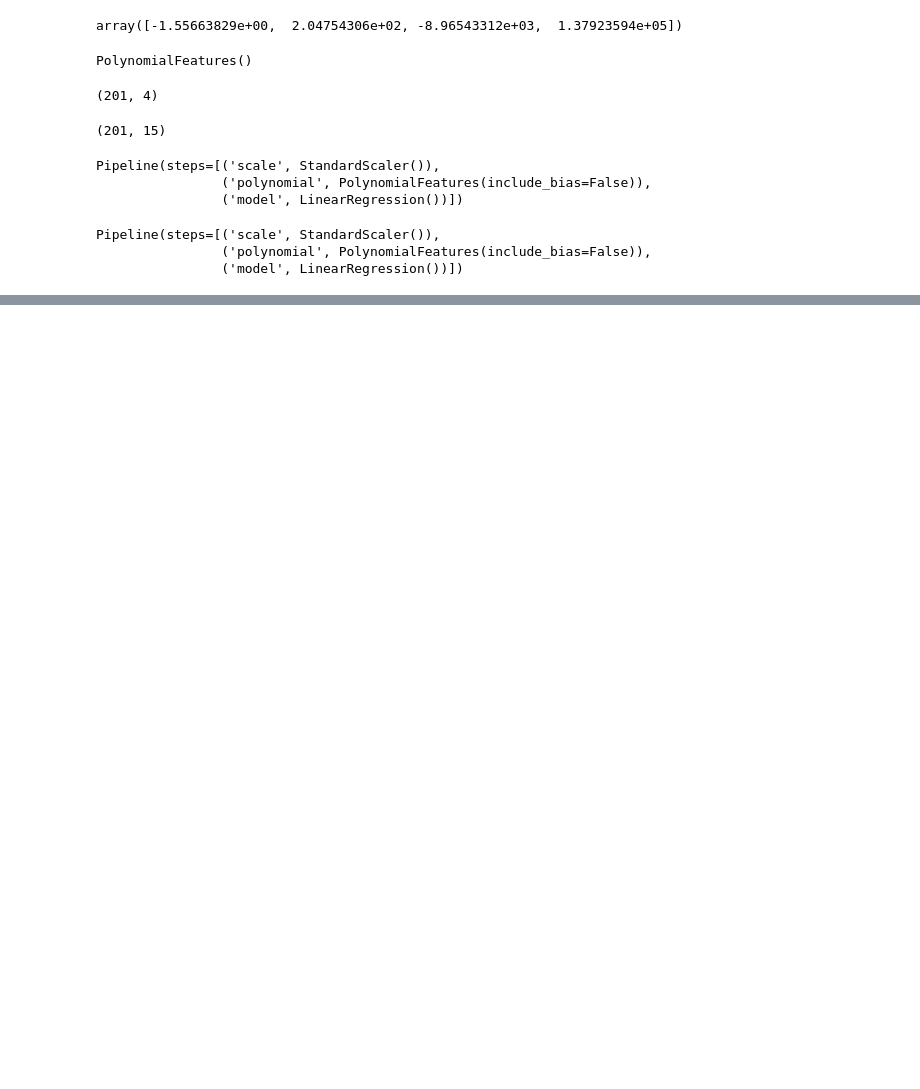
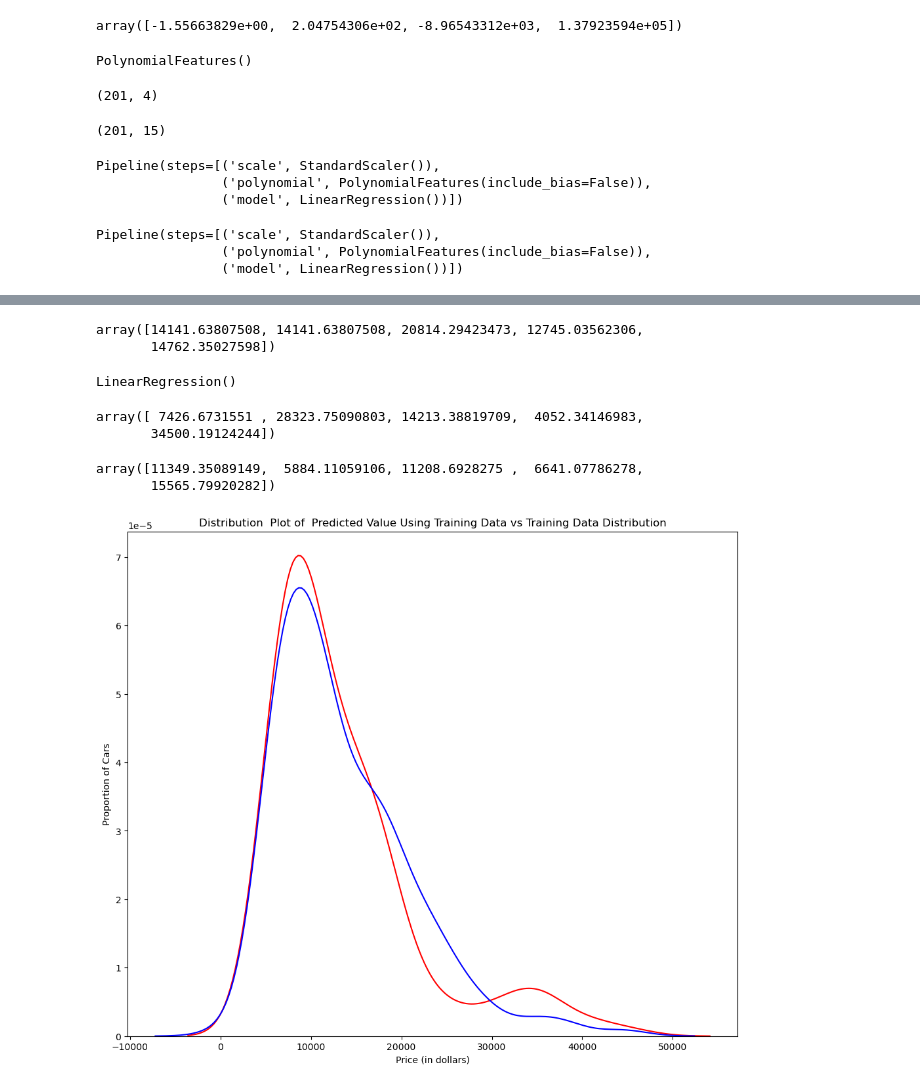
Before and after one commit to muwongelawrence-tech/Statistical_Machine_Learning-and-Data-science, a Jupyter notebook: statistical machine learning projects/Data Analysis/Linear Regression.ipynb, the cells around one changed output, grey strips where cells are left out. Drawn from its saved outputs; the diff is of its cells as text; code cells hidden in the pictures; blank space fills up the shorter version.

```diff
--- a/statistical machine learning projects/Data Analysis/Linear Regression.ipynb
+++ b/statistical machine learning projects/Data Analysis/Linear Regression.ipynb
@@ -311,0 +581,17 @@ ypipe[0:4]
+# %%
+# Drop price data in dataframe x_data:
+
+x_data=df2.drop('price',axis=1)
+
+# Now, we randomly split our data into training and testing data using the function train_test_split.
+
+from sklearn.model_selection import train_test_split
+
+# The test_size parameter sets the proportion of data that is split into the testing set. In the above, the
+# testing set is 10% of the total dataset.
+
+x_train, x_test, y_train, y_test = train_test_split(x_data, y_data, test_size=0.10, random_state=1)
+
+
+print("number of test samples :", x_test.shape[0])
+print("number of training samples:",x_train.shape[0])
@@ -311,0 +608,6 @@ ypipe[0:4]
+# %%
+from sklearn.linear_model import LinearRegression
+# We create a Linear Regression object:
+lre = LinearRegression()
+# We fit the model using the feature "horsepower":
+lre.fit(x_train[['horsepower']], y_train)
@@ -311,0 +669,41 @@ ypipe[0:4]
+# %%
+# You can also use the function 'cross_val_predict' to predict the output. The function splits up the data into
+# the specified number of folds, with one fold for testing and the other folds are used for training. First,
+# import the function:
+from sklearn.model_selection import cross_val_predict
+
+# We input the object, the feature "horsepower", and the target data y_data. The parameter 'cv' determines
+# the number of folds. In this case, it is 4. We can produce an output:
+yhat = cross_val_predict(lre,x_data[['horsepower']], y_data,cv=4)
+yhat[0:5]
+# %% [output]
+array([14141.63807508, 14141.63807508, 20814.29423473, 12745.03562306,
+       14762.35027598])
+# %%
+# Part 2: Overfitting, Underfitting and Model Selection¶
+# It turns out that the test data, sometimes referred to as the "out of sample data", is a much better measure
+# of how well your model performs in the real world. One reason for this is overfitting.
+
+# Let's go over some examples. It turns out these differences are more apparent in Multiple Linear Regression and
+# Polynomial Regression so we will explore overfitting in that context.
+
+# Let's create Multiple Linear Regression objects and train the model using 'horsepower', 'curb-weight',
+# 'engine-size' and 'highway-mpg' as features.
+lr = LinearRegression()
+lr.fit(x_train[['horsepower', 'curb-weight', 'engine-size', 'highway-mpg']], y_train)
+# %% [output]
+LinearRegression()
+# %%
+# Prediction using training data:
+yhat_train = lr.predict(x_train[['horsepower', 'curb-weight', 'engine-size', 'highway-mpg']])
+yhat_train[0:5]
+# %% [output]
+array([ 7426.6731551 , 28323.75090803, 14213.38819709,  4052.34146983,
+       34500.19124244])
+# %%
+# Prediction using test data:
+yhat_test = lr.predict(x_test[['horsepower', 'curb-weight', 'engine-size', 'highway-mpg']])
+yhat_test[0:5]
+# %% [output]
+array([11349.35089149,  5884.11059106, 11208.6928275 ,  6641.07786278,
+       15565.79920282])
@@ -311,0 +716,6 @@ ypipe[0:4]
+# %%
+# Let's examine the distribution of the predicted values of the training data.
+Title = 'Distribution  Plot of  Predicted Value Using Training Data vs Training Data Distribution'
+DistributionPlot(y_train, yhat_train, "Actual Values (Train)", "Predicted Values (Train)", Title)
+# %% [output]
+[figure, added]
```
Also changed, not shown: parts of 70 cells of this notebook, 1 other file.
